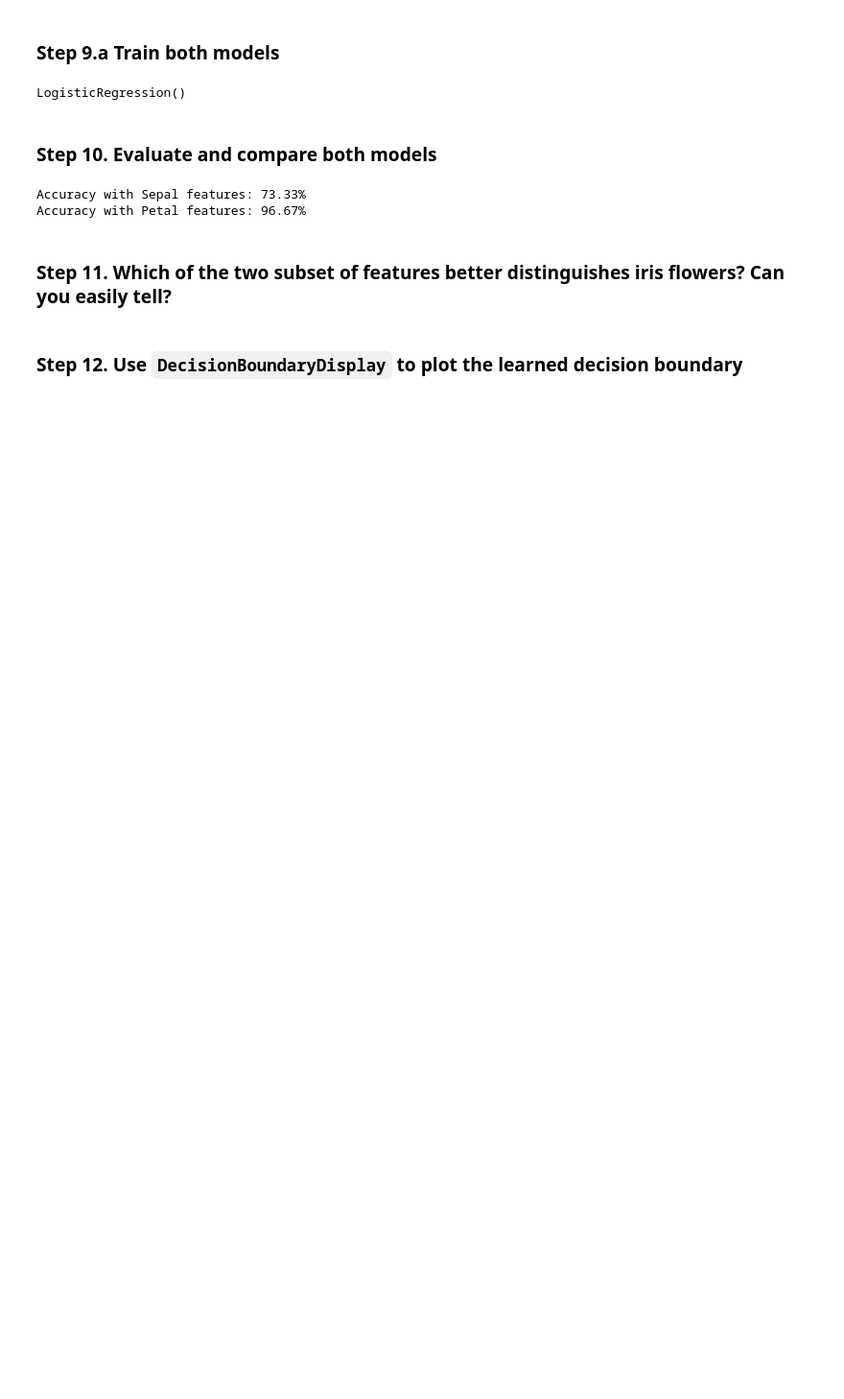
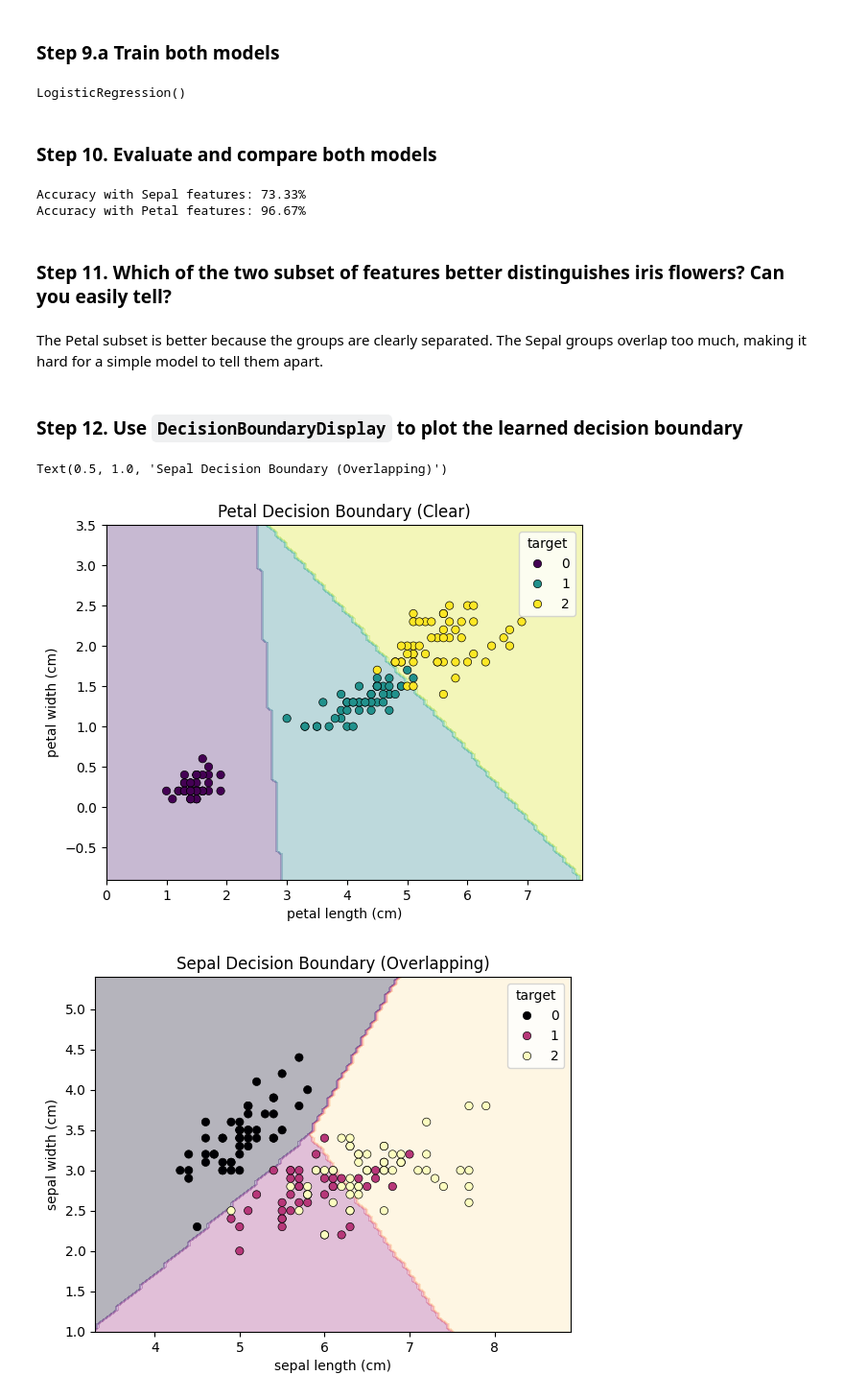
Before and after one commit to MonaMashta/AAI, a Jupyter notebook: student/ML/ex3_class.ipynb, the cells around one changed output. Shown at 96% size. Saved outputs shown, nothing was run; the diff lists cells and outputs as text; code cells hidden in the pictures; blank space fills up the shorter version.

```diff
--- a/student/ML/ex3_class.ipynb
+++ b/student/ML/ex3_class.ipynb
@@ -178,5 +178,22 @@ Accuracy with Sepal features: 73.33%
 Accuracy with Petal features: 96.67%
 # %% [markdown]
 ### Step 11. Which of the two subset of features better distinguishes iris flowers? Can you easily tell?
+# %% [markdown]
+The Petal subset is better because the groups are clearly separated. The Sepal groups overlap too much, making it hard for a simple model to tell them apart.
 # %% [markdown]
 ### Step 12. Use `DecisionBoundaryDisplay` to plot the learned decision boundary
+# %%
+from sklearn.inspection import DecisionBoundaryDisplay
+
+DecisionBoundaryDisplay.from_estimator(model_petal, X_petal, response_method="predict", cmap='viridis', alpha=0.3)
+sns.scatterplot(x=X_petal.iloc[:, 0], y=X_petal.iloc[:, 1], hue=y, palette='viridis', edgecolor='k')
+plt.title("Petal Decision Boundary (Clear)")
+
+
+DecisionBoundaryDisplay.from_estimator(model_sepal, X_sepal, response_method="predict", cmap='magma', alpha=0.3)
+sns.scatterplot(x=X_sepal.iloc[:, 0], y=X_sepal.iloc[:, 1], hue=y, palette='magma', edgecolor='k')
+plt.title("Sepal Decision Boundary (Overlapping)")
+# %% [output]
+Text(0.5, 1.0, 'Sepal Decision Boundary (Overlapping)')
+[figure, added]
+[figure, added]
```
